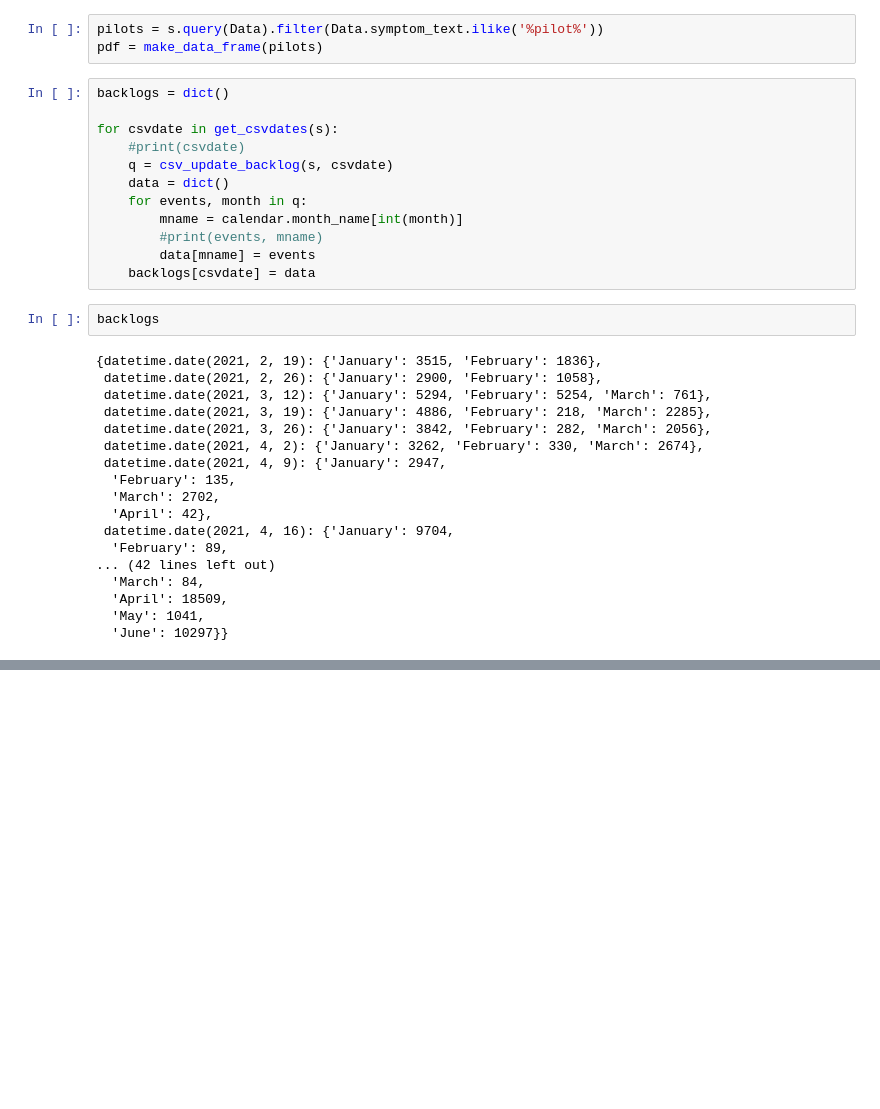
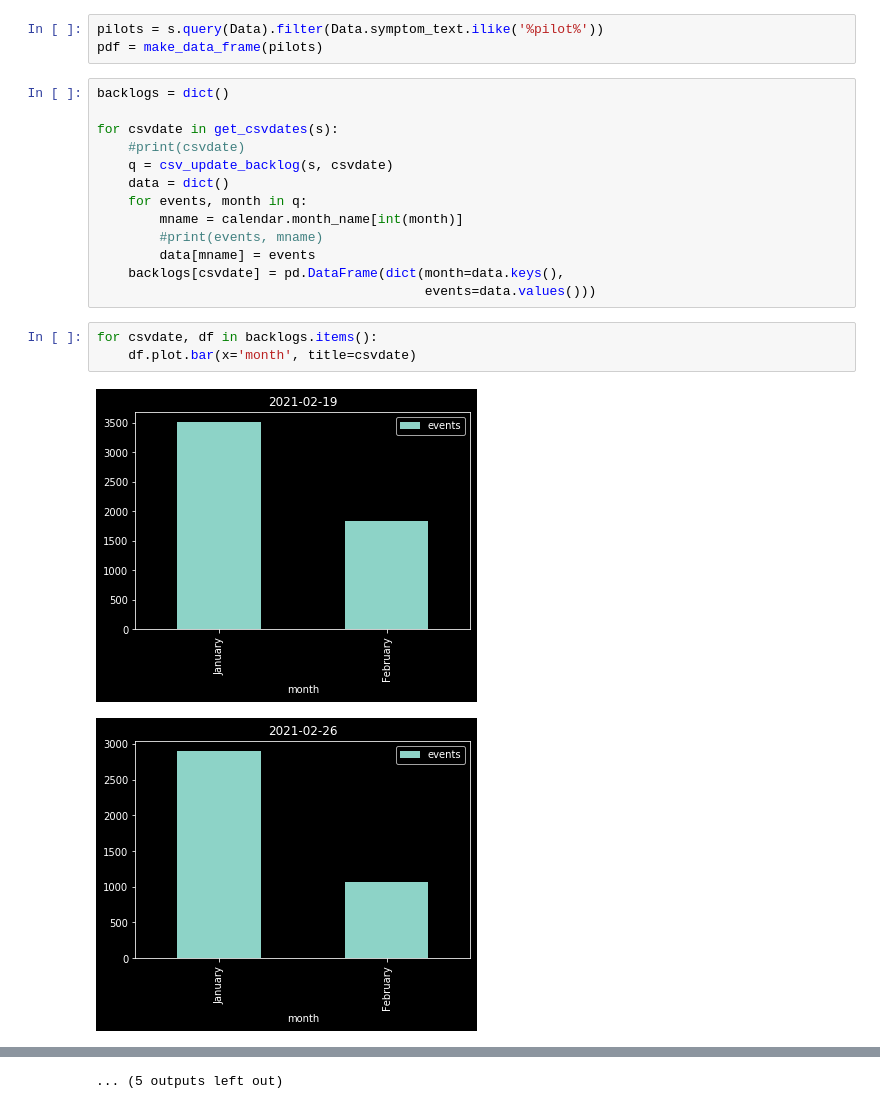
Before and after one commit to umeboshi2/revaers, a Jupyter notebook: do-stuff.ipynb, the cells around one changed output, grey strips where cells are left out. Saved outputs shown, nothing was run; the diff lists cells and outputs as text; blank space fills up the shorter version.

```diff
--- a/do-stuff.ipynb
+++ b/do-stuff.ipynb
@@ -175,24 +175,11 @@ for csvdate in get_csvdates(s):
         mname = calendar.month_name[int(month)]
         #print(events, mname)
         data[mname] = events
-    backlogs[csvdate] = data
+    backlogs[csvdate] = pd.DataFrame(dict(month=data.keys(),
+                                          events=data.values()))
-# %%
-backlogs
-# %% [output]
-{datetime.date(2021, 2, 19): {'January': 3515, 'February': 1836},
- datetime.date(2021, 2, 26): {'January': 2900, 'February': 1058},
- datetime.date(2021, 3, 12): {'January': 5294, 'February': 5254, 'March': 761},
- datetime.date(2021, 3, 19): {'January': 4886, 'February': 218, 'March': 2285},
- datetime.date(2021, 3, 26): {'January': 3842, 'February': 282, 'March': 2056},
- datetime.date(2021, 4, 2): {'January': 3262, 'February': 330, 'March': 2674},
- datetime.date(2021, 4, 9): {'January': 2947,
-  'February': 135,
-  'March': 2702,
-  'April': 42},
- datetime.date(2021, 4, 16): {'January': 9704,
-  'February': 89,
-... (42 lines left out)
-  'March': 84,
-  'April': 18509,
-  'May': 1041,
-  'June': 10297}}
+# %%
+for csvdate, df in backlogs.items():
+    df.plot.bar(x='month', title=csvdate)
+# %% [output]
+[figure, added]
+[figure, added]
@@ -198,0 +196 @@ backlogs
+... (5 outputs left out)
```
Also changed, not shown: parts of 1 cell of this notebook.
